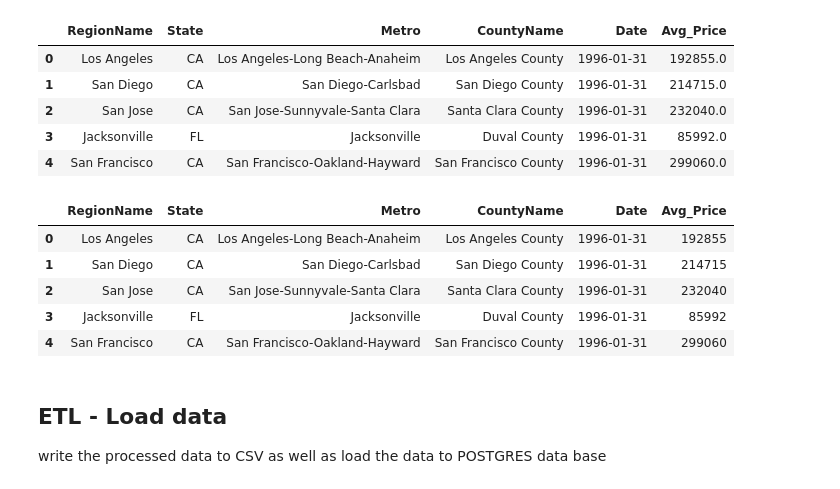
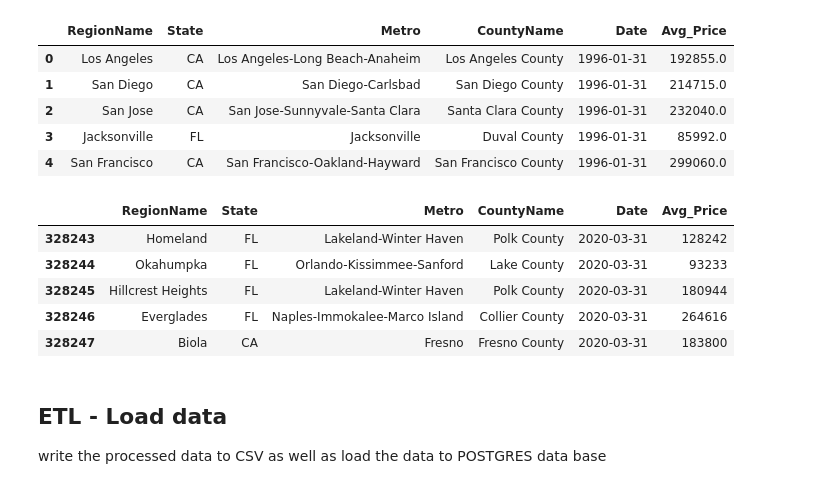
Before and after one commit to Jopinson/COVID19_Property_Pandemic, a Jupyter notebook: notebooks/ETL/ETL-Housing.ipynb, the cells around one changed output. Drawn from its saved outputs; the diff is of its cells as text; code cells hidden in the pictures.

```diff
--- a/notebooks/ETL/ETL-Housing.ipynb
+++ b/notebooks/ETL/ETL-Housing.ipynb
@@ -102,15 +102,15 @@ FL_CA_df.head()
 # %%
 # Ensure Avg_Price field is of type integer
 FL_CA_df["Avg_Price"].dtype
 FL_CA_df['Avg_Price'] = FL_CA_df['Avg_Price'].astype('Int64')
-FL_CA_df.head()
+FL_CA_df.tail()
 # %% [output]
 |  | RegionName | State | Metro | CountyName | Date | Avg_Price |
-| 0 | Los Angeles | CA | Los Angeles-Long Beach-Anaheim | Los Angeles County | 1996-01-31 | 192855 |
-| 1 | San Diego | CA | San Diego-Carlsbad | San Diego County | 1996-01-31 | 214715 |
-| 2 | San Jose | CA | San Jose-Sunnyvale-Santa Clara | Santa Clara County | 1996-01-31 | 232040 |
-| 3 | Jacksonville | FL | Jacksonville | Duval County | 1996-01-31 | 85992 |
-| 4 | San Francisco | CA | San Francisco-Oakland-Hayward | San Francisco County | 1996-01-31 | 299060 |
+| 328243 | Homeland | FL | Lakeland-Winter Haven | Polk County | 2020-03-31 | 128242 |
+| 328244 | Okahumpka | FL | Orlando-Kissimmee-Sanford | Lake County | 2020-03-31 | 93233 |
+| 328245 | Hillcrest Heights | FL | Lakeland-Winter Haven | Polk County | 2020-03-31 | 180944 |
+| 328246 | Everglades | FL | Naples-Immokalee-Marco Island | Collier County | 2020-03-31 | 264616 |
+| 328247 | Biola | CA | Fresno | Fresno County | 2020-03-31 | 183800 |
 # %% [markdown]
 ## ETL - Load data
 write the processed data to CSV as well as load the data to POSTGRES data base
```
Also changed, not shown: parts of 2 cells of this notebook.
